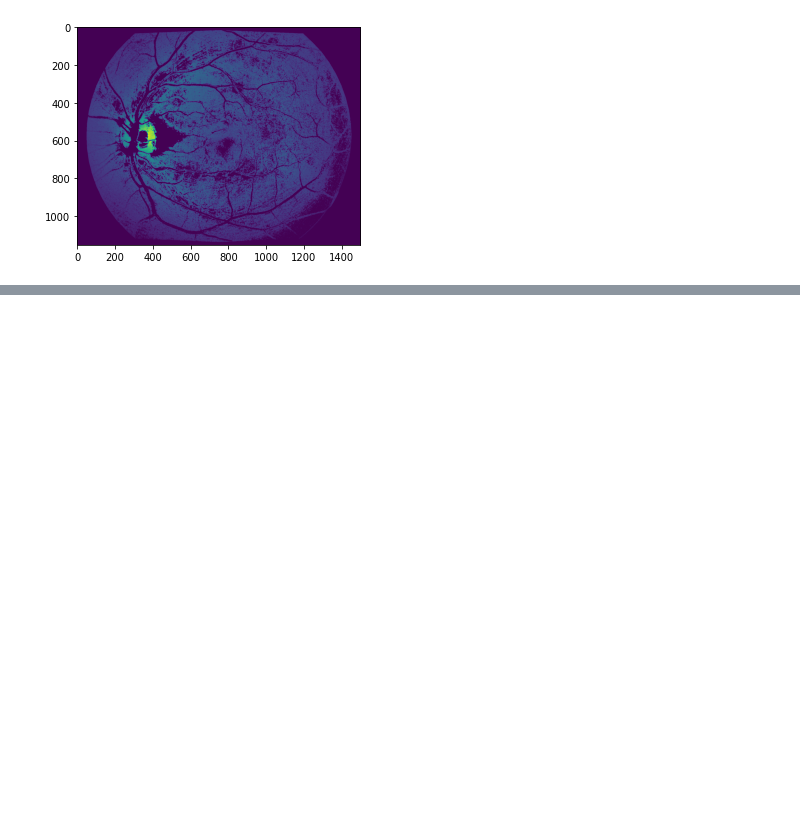
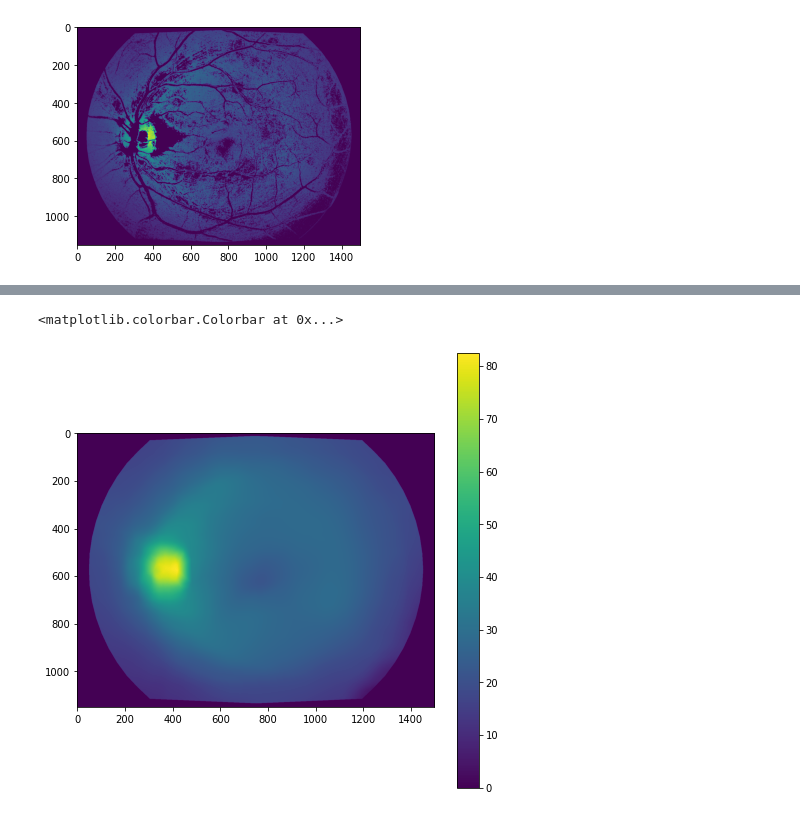
Before and after one commit to Shalaka003/Handheld-Fundus, a Jupyter notebook: Code/Image Enhancement.ipynb, the cells around one changed output, grey strips where cells are left out. Cells and saved outputs as stored; diff of their text form; code cells hidden in the pictures; blank space fills up the shorter version.

```diff
--- a/Code/Image Enhancement.ipynb
+++ b/Code/Image Enhancement.ipynb
@@ -43,7 +45,7 @@ def window_stdev(X, window_size):
     c2 = uniform_filter(X*X, window_size, mode='reflect')
     return np.sqrt(c2 - c1*c1)
 # %%
-img = cv2.imread("./Images/image081.png")
+img = cv2.imread("/content/image081.png")
 print(np.shape(img))
 (B,G,R) = cv2.split(img)
 #cv2.imshow("Source Image", img)
@@ -209,0 +212,17 @@ print(np.shape(x_white))
+# %%
+mean_mult = []
+std_mult = []
+number_of_points = np.shape(x_white)[0]
+window_size =125
+
+for i in range(number_of_points):
+    mult_slice, temp_mean, temp_std = get_roi_values(mult, x_white[i] , y_white[i], window_size)
+    mult_slice = mult_slice[mult_slice != 0]
+    mean_m = np.mean(mult_slice)
+    std_m = np.std(mult_slice)
+    mean_mult.append(mean_m)
+    std_mult.append(std_m)
+
+
+print(mean_mult)
+print(std_mult)
@@ -209,0 +239,13 @@ print(np.shape(x_white))
+# %%
+points_bg = []
+for i , j in zip(x_white, y_white):
+    points_bg.append([i,j])
+# %%
+interpolated_meanmult = scipy.interpolate.griddata(points_bg, mean_mult, (x_grid, y_grid) , method='linear', fill_value=0, rescale=False)
+
+plt.figure(figsize = (8,8))
+plt.imshow(interpolated_meanmult)
+plt.colorbar()
+# %% [output]
+<matplotlib.colorbar.Colorbar at 0x...>
+[figure, added]
```
Also changed, not shown: parts of 13 cells of this notebook, 1 other file.
